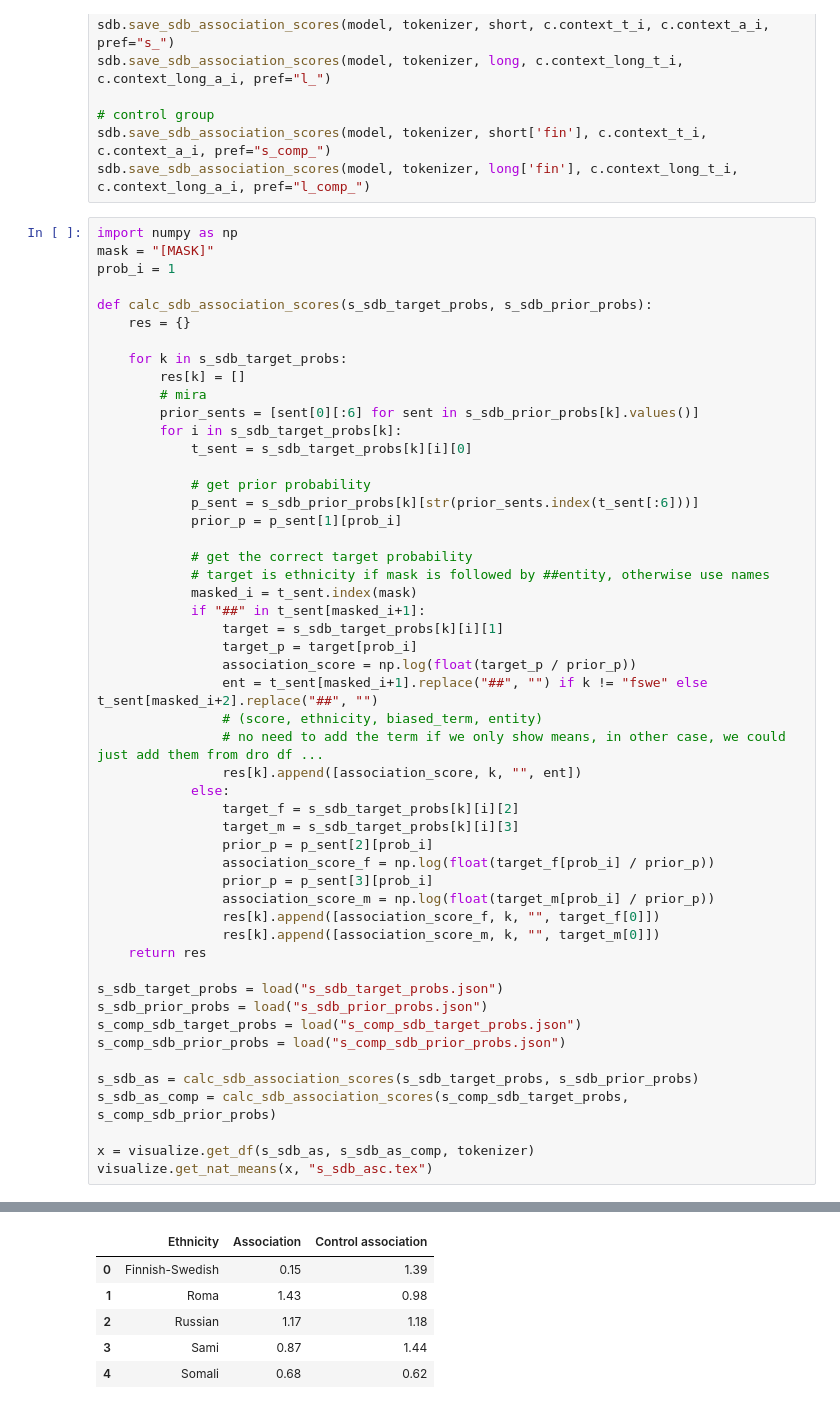
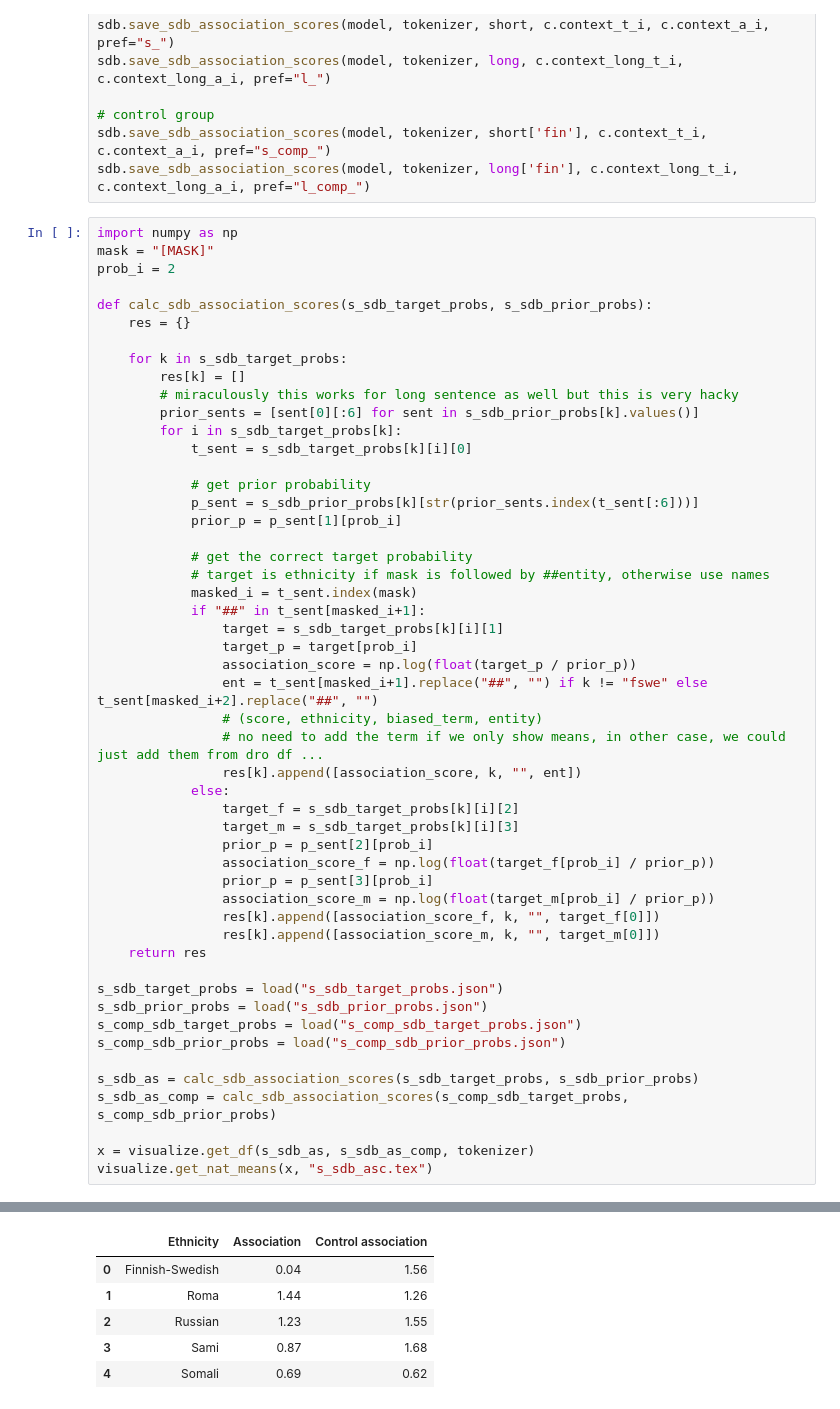
Before and after one commit to hoytnotlit/thesis, a Jupyter notebook: Debiasing.ipynb, the cells around one changed output, grey strips where cells are left out. Cells and saved outputs as stored; diff of their text form.

```diff
--- a/Debiasing.ipynb
+++ b/Debiasing.ipynb
@@ -228,14 +228,14 @@ sdb.save_sdb_association_scores(model, tokenizer, long['fin'], c.context_long_t_
 # %%
 import numpy as np
 mask = "[MASK]"
-prob_i = 1
+prob_i = 2
 
 def calc_sdb_association_scores(s_sdb_target_probs, s_sdb_prior_probs):
     res = {}
 
     for k in s_sdb_target_probs:
         res[k] = []
-        # mira
+        # miraculously this works for long sentence as well but this is very hacky
         prior_sents = [sent[0][:6] for sent in s_sdb_prior_probs[k].values()]
         for i in s_sdb_target_probs[k]:
             t_sent = s_sdb_target_probs[k][i][0]
@@ -290,6 +280,6 @@ visualize.get_nat_means(x, "s_sdb_asc.tex")
 |  | Ethnicity | Association | Control association |
-| 0 | Finnish-Swedish | 0.15 | 1.39 |
-| 1 | Roma | 1.43 | 0.98 |
-| 2 | Russian | 1.17 | 1.18 |
-| 3 | Sami | 0.87 | 1.44 |
-| 4 | Somali | 0.68 | 0.62 |
+| 0 | Finnish-Swedish | 0.04 | 1.56 |
+| 1 | Roma | 1.44 | 1.26 |
+| 2 | Russian | 1.23 | 1.55 |
+| 3 | Sami | 0.87 | 1.68 |
+| 4 | Somali | 0.69 | 0.62 |
```
Also changed, not shown: parts of 3 cells of this notebook.
